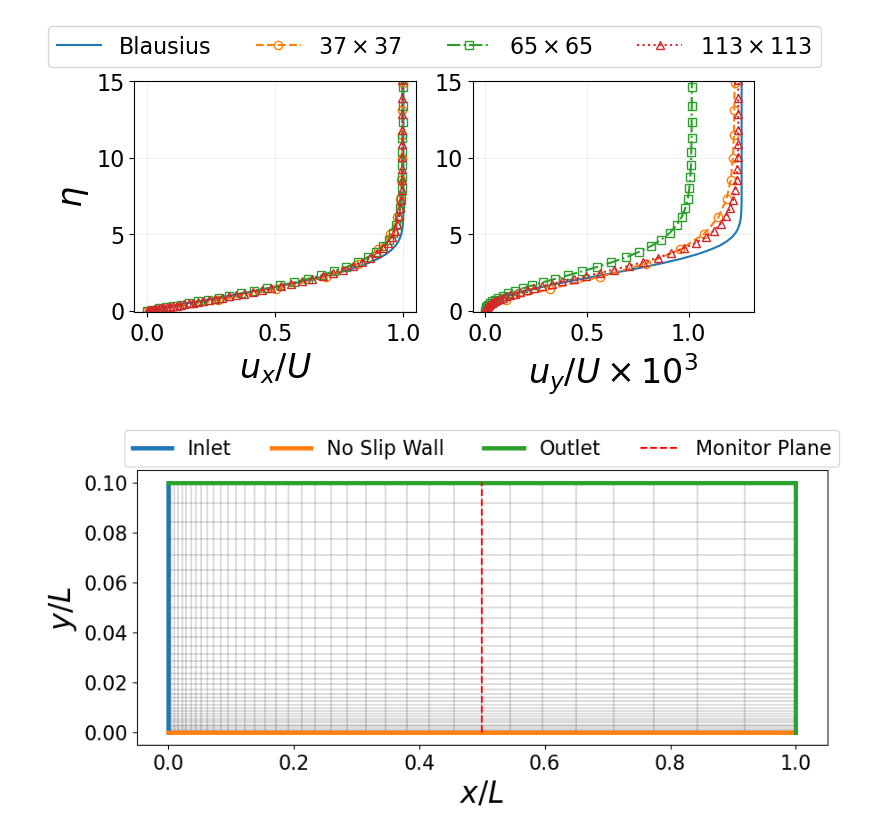
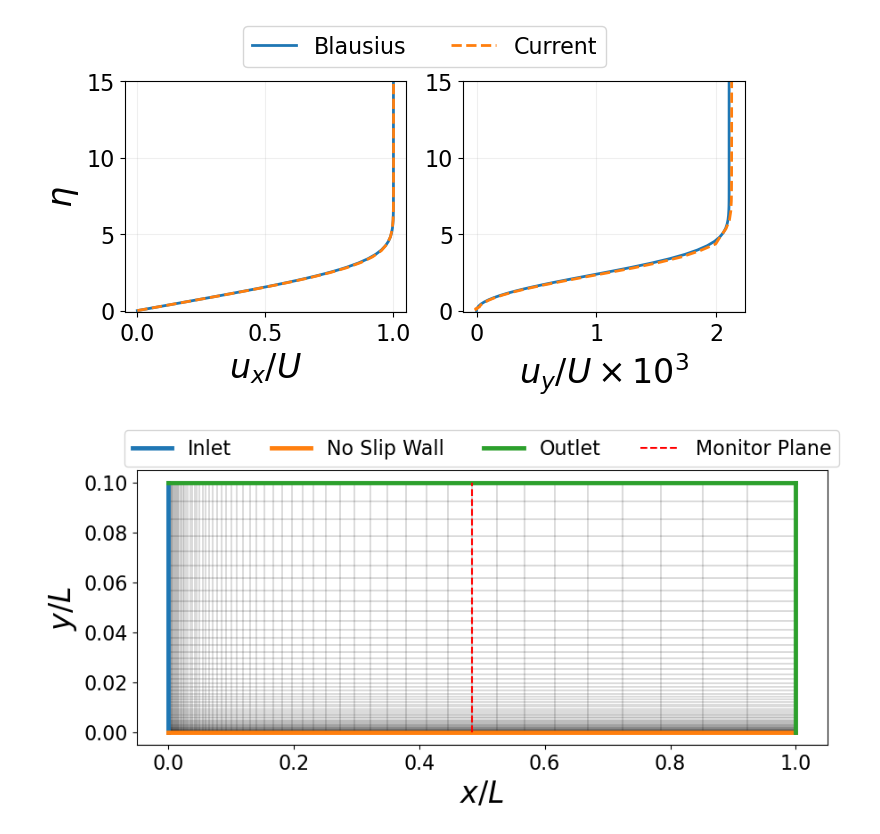
Before and after one commit to Propulsion-Power-TU-Delft/CTurboBFM, a Jupyter notebook: testcases/Blausius_FlatPlate/compare_results.ipynb, the cells around one changed output. Drawn from its saved outputs; the diff is of its cells as text; code cells hidden in the pictures.

```diff
--- a/testcases/Blausius_FlatPlate/compare_results.ipynb
+++ b/testcases/Blausius_FlatPlate/compare_results.ipynb
@@ -6,21 +6,26 @@ from unsflow.utils.plot_styles import *
 # %%
 
 input_filenames = [
-        "Level_00/Volume_CSV/results.csv",
-        "Level_01/Volume_CSV/results.csv",
-        "Level_02/Volume_CSV/results.csv",
+        # "Level_37x37/Volume_CSV/results.csv",
+        "Level_65x65/Volume_CSV/results.csv",
+        # "Level_113x113/Volume_CSV/results.csv",
         ]
 
 labels = [
-        r'$37\times37$',
-        r'$65\times65$',
-        r'$113\times113$'
+        # r'$37\times37$',
+        # r'$65\times65$',
+        r'Current'
 ]
 lstyles = [
-        '--o',
-        '-.s',
-        ':^'
+        '--',
+        '-.',
+        ':'
 ]
+
+L = 0.2
+xComparison = 0.5*L
+nu = 1.48E-5
+lw = 2
 # %%
 datas = {}
 
@@ -34,53 +39,45 @@ for ii,input_filename in enumerate(input_filenames):
     data = {col: df[col].to_numpy().reshape((ni, nj, nk)) for col in df.columns}
     datas[ii] = data
 # %%
-blausius = np.loadtxt("Level_01/blausius_table.csv", delimiter=",", skiprows=1)
+blausius = np.loadtxt("Level_37x37/blausius_table.csv", delimiter=",", skiprows=1)
 eta = blausius[:, 0]
 dfdeta = blausius[:, 1]
 eta_dfdeta_minusf = blausius[:, 2]
 # %%
-L = datas[0]['x'][-1, 0, 0] - datas[0]['x'][0, 0, 0]
-nu = 1.48E-5
-xComparison = datas[0]['x'][0, 0, 0] + L / 2
-
 fig, ax = plt.subplots(1, 2, figsize=(8, 3))
 for key, data in datas.items():
-    iCheck = np.argmin(np.abs(data['x'][:, 0, 0] - xComparison))
+    ni = data['x'].shape[0]
+    iCheck = 2*ni//3
 
     U = data['Velocity X'][iCheck, -1, 0]
-    U = 68.3
     y = data['y'][iCheck, :, 0]
     x = data['x'][iCheck, :, 0]
     etaFlow = y / (nu * x / U)**0.5
     ublausius = U * dfdeta
     vblausius = 0.5 * (U * nu / x[iCheck]) ** 0.5 * eta_dfdeta_minusf
 
     if key==0:
-        ax[0].plot(ublausius/U, eta, label='Blausius')
-        ax[1].plot(vblausius/U*1000, eta)
-    ax[0].plot(data['Velocity X'][iCheck, :, 0]/U, etaFlow, lstyles[key], mfc='none',label=labels[key])
-    ax[1].plot(data['Velocity Y'][iCheck, :, 0]/U*1000, etaFlow, lstyles[key], mfc='none',)
+        ax[0].plot(ublausius/U, eta, label='Blausius', lw=lw)
+        ax[1].plot(vblausius/U*1000, eta, lw=lw)
+    ax[0].plot(data['Velocity X'][iCheck, :, 0]/U, etaFlow, lstyles[key], mfc='none',label=labels[key], lw=lw)
+    ax[1].plot(data['Velocity Y'][iCheck, :, 0]/U*1000, etaFlow, lstyles[key], mfc='none', lw=lw)
 
 
 fig.legend(ncol=len(input_filenames)+1, bbox_to_anchor=(0.5, 1.1), loc='upper center')
 ax[0].set_ylabel(r'$\eta$')
 ax[0].set_xlabel(r'$u_x/U$')
 ax[0].grid(alpha=0.2)
 
 ax[1].set_xlabel(r'$u_y/U \times 10^3$')
 ax[1].grid(alpha=0.2)
 
 ax[0].set_ylim(-0.1, 15)
 ax[1].set_ylim(-0.1, 15)
 
 fig.savefig('flatplate_results_comparison.pdf', bbox_inches='tight')
 # %% [output]
-[figure, old version]
+[figure, new version]
 # %%
-data = datas[0]
-L = datas[0]['x'][-1, 0, 0] - datas[0]['x'][0, 0, 0]
-iCheck = np.argmin(np.abs(datas[0]['x'][:, 0, 0] - xComparison))
-# plot the grid
 plt.figure(figsize=(10,4))
 
 
@@ -105,4 +102,4 @@ plt.ylabel(r'$y/L$')
 plt.legend(ncol=4, bbox_to_anchor=(0.5, 1.18), loc='upper center')
 plt.savefig('flatplate_grid.pdf', bbox_inches='tight')
 # %% [output]
-[figure, old version]
+[figure, new version]
```
Also changed, not shown: 9 other files.
